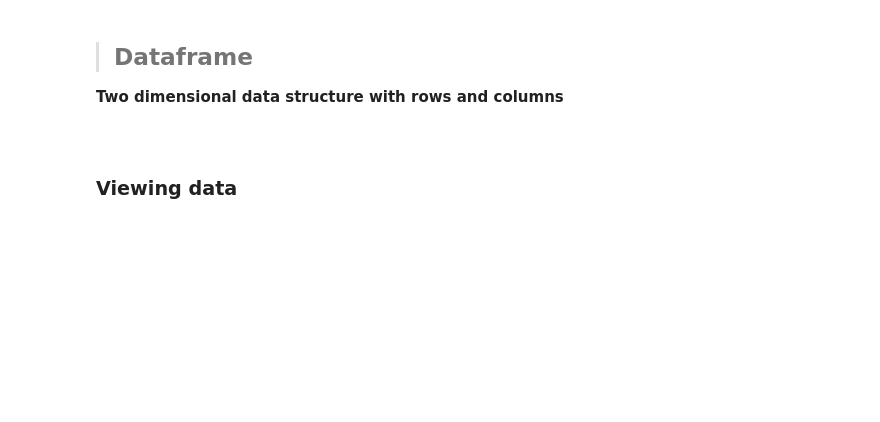
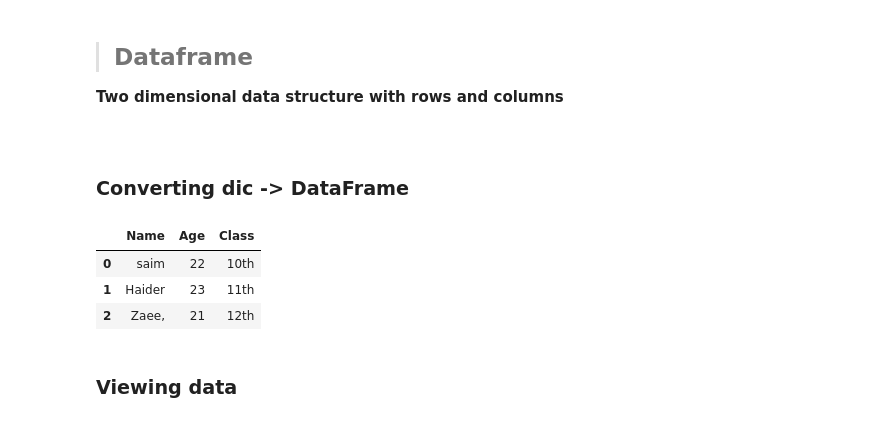
Before and after one commit to saimtec/Data-Science-Mastery-with-Python, a Jupyter notebook: pandas/3.Dataframe_simple_functions_viewing.ipynb, the cells around one changed output. Saved outputs shown, nothing was run; the diff lists cells and outputs as text; code cells hidden in the pictures; blank space fills up the shorter version.

```diff
--- a/pandas/Dataframe_simple_functions.ipynb
+++ b/pandas/3.Dataframe_simple_functions_viewing.ipynb
@@ -5,3 +7,18 @@
+# %% [markdown]
+### Converting dic -> DataFrame
+# %%
+d ={
+    "Name" : ["saim","Haider","Zaee,"],
+    "Age" : [22 , 23 , 21],
+     "Class":["10th" , "11th" , "12th"]
+}
+
+pd.DataFrame(d)
+# %% [output]
+|  | Name | Age | Class |
+| 0 | saim | 22 | 10th |
+| 1 | Haider | 23 | 11th |
+| 2 | Zaee, | 21 | 12th |
 # %% [markdown]
 ### Viewing data
 # %%
```
Also changed, not shown: parts of 5 cells of this notebook, 3 other files.
